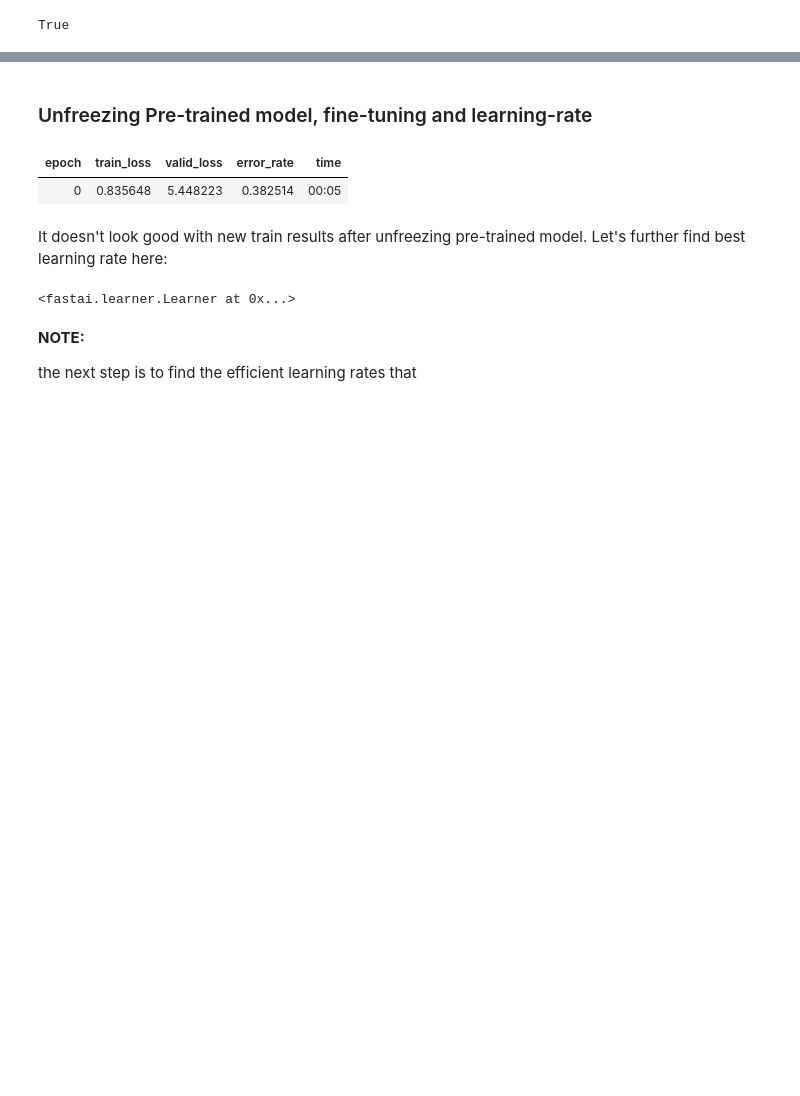
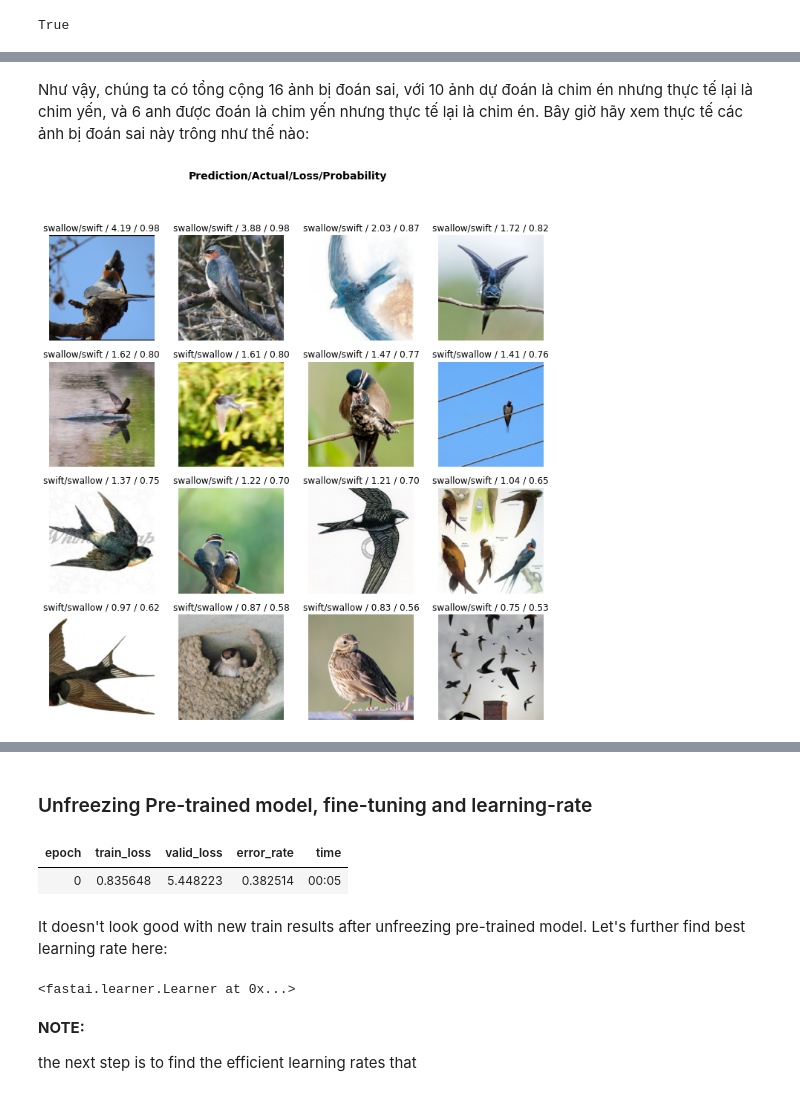
Before and after one commit to ddpham/swift_swallow_classification, a Jupyter notebook: nbs/fastai_model.ipynb, the cells around one changed output, grey strips where cells are left out. Drawn from its saved outputs; the diff is of its cells as text; code cells hidden in the pictures; blank space fills up the shorter version.

```diff
--- a/nbs/fastai_model.ipynb
+++ b/nbs/fastai_model.ipynb
@@ -352,0 +320,6 @@ interp.plot_confusion_matrix(figsize=(6,6), dpi=60)
+# %% [markdown]
+Như vậy, chúng ta có tổng cộng 16 ảnh bị đoán sai, với 10 ảnh dự đoán là chim én nhưng thực tế lại là chim yến, và 6 anh được đoán là chim yến nhưng thực tế lại là chim én. Bây giờ hãy xem thực tế các ảnh bị đoán sai này trông như thế nào:
+# %%
+interp.plot_top_losses(16)
+# %% [output]
+[figure, added]
```
Also changed, not shown: parts of 14 cells of this notebook.
